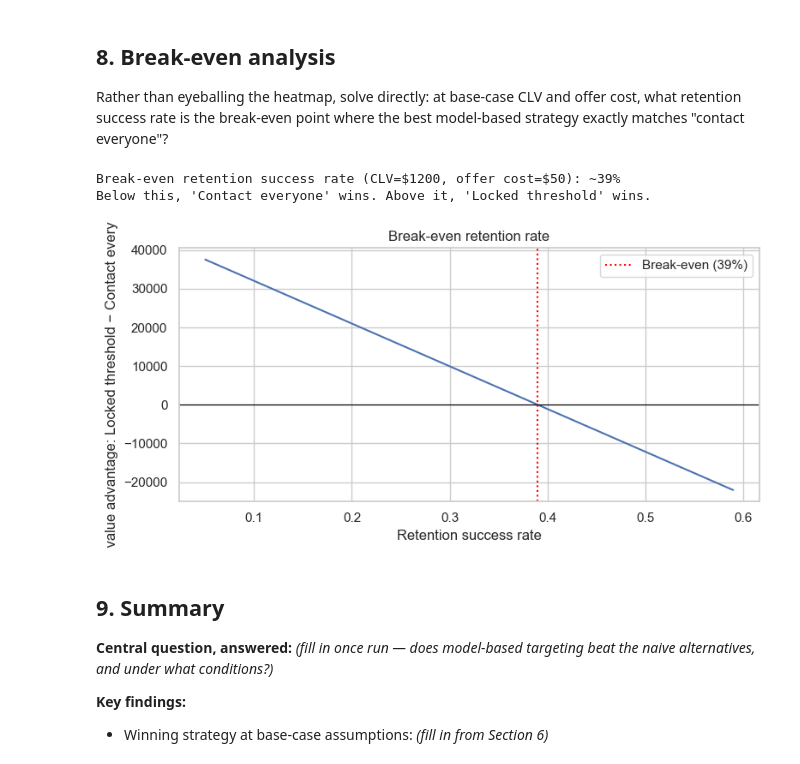
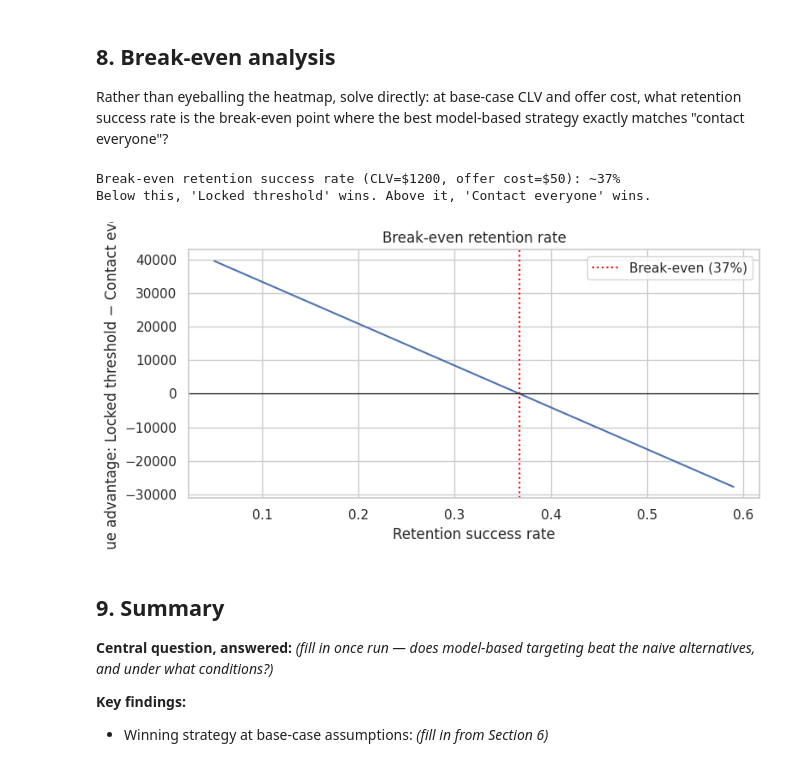
Before and after one commit to lmcbride053/customer-churn-prediction, a Jupyter notebook: notebooks/04_retention_strategy.ipynb, the cells around one changed output. Saved outputs shown, nothing was run; the diff lists cells and outputs as text; code cells hidden in the pictures.

```diff
--- a/notebooks/04_retention_strategy.ipynb
+++ b/notebooks/04_retention_strategy.ipynb
@@ -340,38 +340,45 @@ best model-based strategy exactly matches "contact everyone"?
 # %%
 rates_fine = np.arange(0.05, 0.60, 0.01)
 diffs = []
 for rate in rates_fine:
     net_best, _, _ = expected_value(best_contacted, actual, CLV_BASE, OFFER_COST_BASE, rate)
     net_everyone, _, _ = expected_value(strategies['Contact everyone'], actual, CLV_BASE, OFFER_COST_BASE, rate)
     diffs.append(net_best - net_everyone)
 
 diffs = np.array(diffs)
 sign_changes = np.where(np.diff(np.sign(diffs)) != 0)[0]
 
 if len(sign_changes) > 0:
-    breakeven_rate = rates_fine[sign_changes[0]]
+    # Interpolate between the two grid points either side of the crossing,
+    # rather than reporting the last grid point before it.
+    k = sign_changes[0]
+    step = rates_fine[k + 1] - rates_fine[k]
+    breakeven_rate = rates_fine[k] + step * diffs[k] / (diffs[k] - diffs[k + 1])
     print(f"Break-even retention success rate (CLV=${CLV_BASE}, offer cost=${OFFER_COST_BASE}): ~{breakeven_rate:.0%}")
-    print(f"Below this, 'Contact everyone' wins. Above it, '{best_strategy_name}' wins.")
+    # Work out the direction from the results rather than assuming it.
+    below, above = ((best_strategy_name, 'Contact everyone') if diffs[0] > 0
+                    else ('Contact everyone', best_strategy_name))
+    print(f"Below this, '{below}' wins. Above it, '{above}' wins.")
 else:
     winner = best_strategy_name if diffs[0] > 0 else 'Contact everyone'
     print(f"'{winner}' wins across the entire 5%–60% retention rate range tested at these CLV/cost assumptions.")
 
 fig, ax = plt.subplots(figsize=(8, 4))
 ax.plot(rates_fine, diffs)
 ax.axhline(0, color='black', linewidth=0.8)
 if len(sign_changes) > 0:
     ax.axvline(breakeven_rate, color='red', linestyle=':', label=f'Break-even ({breakeven_rate:.0%})')
     ax.legend()
 ax.set_xlabel('Retention success rate')
 ax.set_ylabel(f'Net value advantage: {best_strategy_name} − Contact everyone ($)')
 ax.set_title('Break-even retention rate')
 plt.tight_layout()
 plt.savefig('../data/plots/breakeven_analysis.png', dpi=150)
 plt.show()
 # %% [output]
-Break-even retention success rate (CLV=$1200, offer cost=$50): ~39%
-Below this, 'Contact everyone' wins. Above it, 'Locked threshold' wins.
+Break-even retention success rate (CLV=$1200, offer cost=$50): ~37%
+Below this, 'Locked threshold' wins. Above it, 'Contact everyone' wins.
-[figure, old version]
+[figure, new version]
 # %% [markdown]
 ## 9. Summary
 
```
Also changed, not shown: parts of 9 cells of this notebook, 4 other files.
